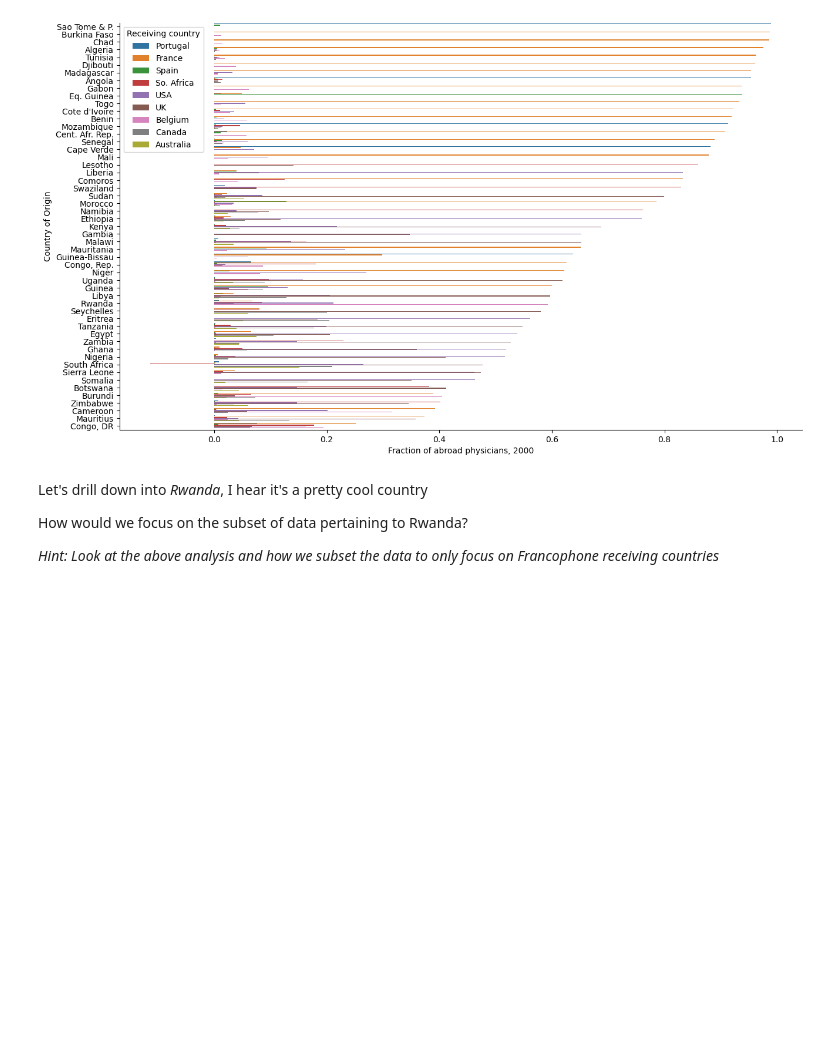
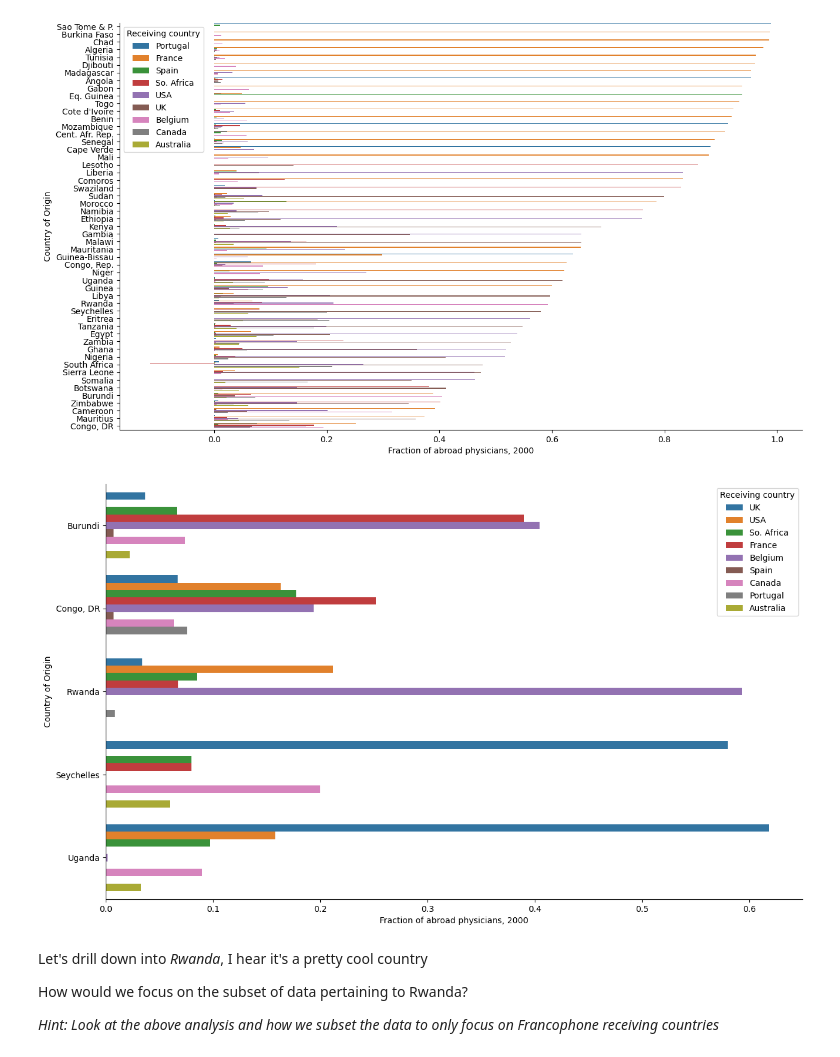
Before and after one commit to aryakaul/ughe-courses, a Jupyter notebook: 01_intro-to-data-vis/tutorial.ipynb, the cells around one changed output. Saved outputs shown, nothing was run; the diff lists cells and outputs as text; code cells hidden in the pictures; blank space fills up the shorter version.

```diff
--- a/01_intro-to-data-vis/tutorial.ipynb
+++ b/01_intro-to-data-vis/tutorial.ipynb
@@ -491,6 +515,26 @@ ax.set(
 sns.despine()
 # %% [output]
 [figure]
+# %%
+# What can you estimate from this plot? What are some features you immediately notice? what are your (overall) observations?
+ax = sns.barplot(
+    melted_doctor_data[melted_doctor_data.sort_values("Fraction_abroad_here", ascending=False)['Sending country'].isin(
+        ["Rwanda", "Burundi", "Seychelles", "Uganda", "Congo, DR"]
+    )],
+    x="Fraction_abroad_here",
+    y="Sending country",
+    hue="Receiving country",
+)
+ax.figure.set_size_inches((15, 9))
+ax.set(
+    xlabel="Fraction of abroad physicians, 2000",
+    ylabel="Country of Origin",
+    # what happens if I introduce the below commented code?
+    # xlim=(0, 1),
+)
+sns.despine()
+# %% [output]
+[figure, added]
 # %% [markdown]
 Let's drill down into *Rwanda*, I hear it's a pretty cool country
 
```
Also changed, not shown: parts of 22 cells of this notebook.
